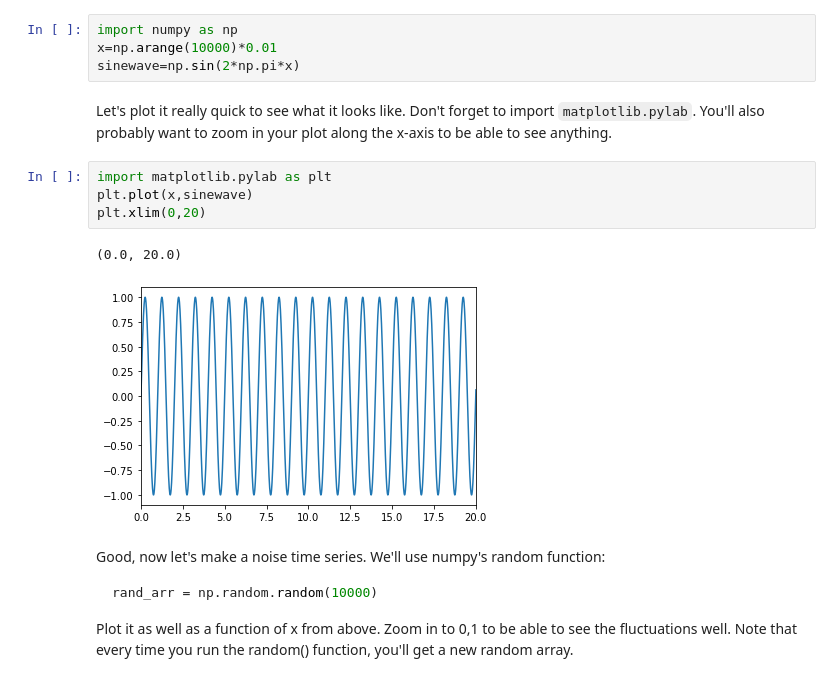
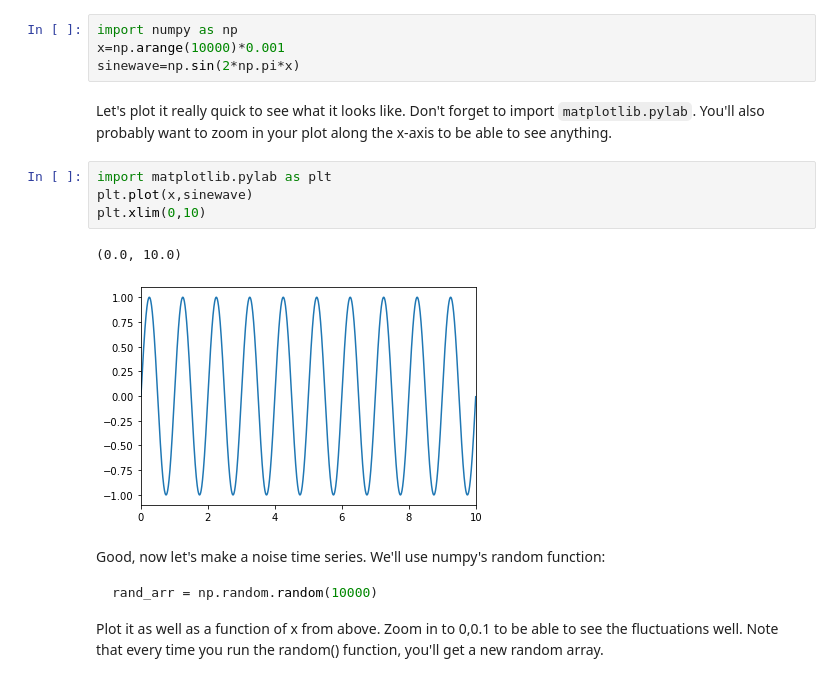
Before and after one commit to dschaffner/PESCy, a Jupyter notebook: notebooks/PESCy_tutorial.ipynb, the cells around one changed output. Cells and saved outputs as stored; diff of their text form.

````diff
--- a/notebooks/PESCy_tutorial.ipynb
+++ b/notebooks/PESCy_tutorial.ipynb
@@ -19,21 +19,21 @@ sinewave=np.sin(2*np.pi*x)
 ```
 # %%
 import numpy as np
-x=np.arange(10000)*0.01
+x=np.arange(10000)*0.001
 sinewave=np.sin(2*np.pi*x)
 # %% [markdown]
 Let's plot it really quick to see what it looks like. Don't forget to import ```matplotlib.pylab```. You'll also probably want to zoom in your plot along the x-axis to be able to see anything.
 # %%
 import matplotlib.pylab as plt
 plt.plot(x,sinewave)
-plt.xlim(0,20)
+plt.xlim(0,10)
 # %% [output]
-(0.0, 20.0)
+(0.0, 10.0)
-[figure, old version]
+[figure, new version]
 # %% [markdown]
 Good, now let's make a noise time series. We'll use numpy's random function:
 ```Python
 rand_arr = np.random.random(10000)
 ```
-Plot it as well as a function of x from above. Zoom in to 0,1 to be able to see the fluctuations well. Note that every time you run the random() function, you'll get a new random array.
+Plot it as well as a function of x from above. Zoom in to 0,0.1 to be able to see the fluctuations well. Note that every time you run the random() function, you'll get a new random array.
 # %%
````
Also changed, not shown: parts of 14 cells of this notebook, 1 other file.
